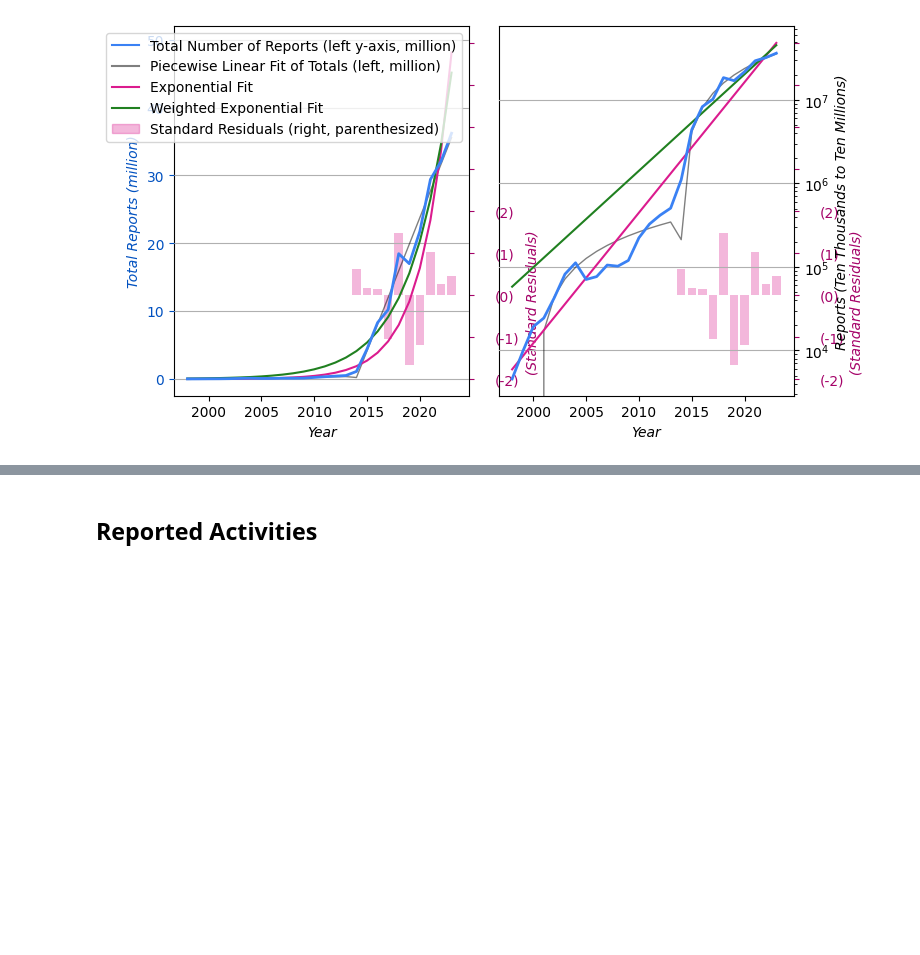
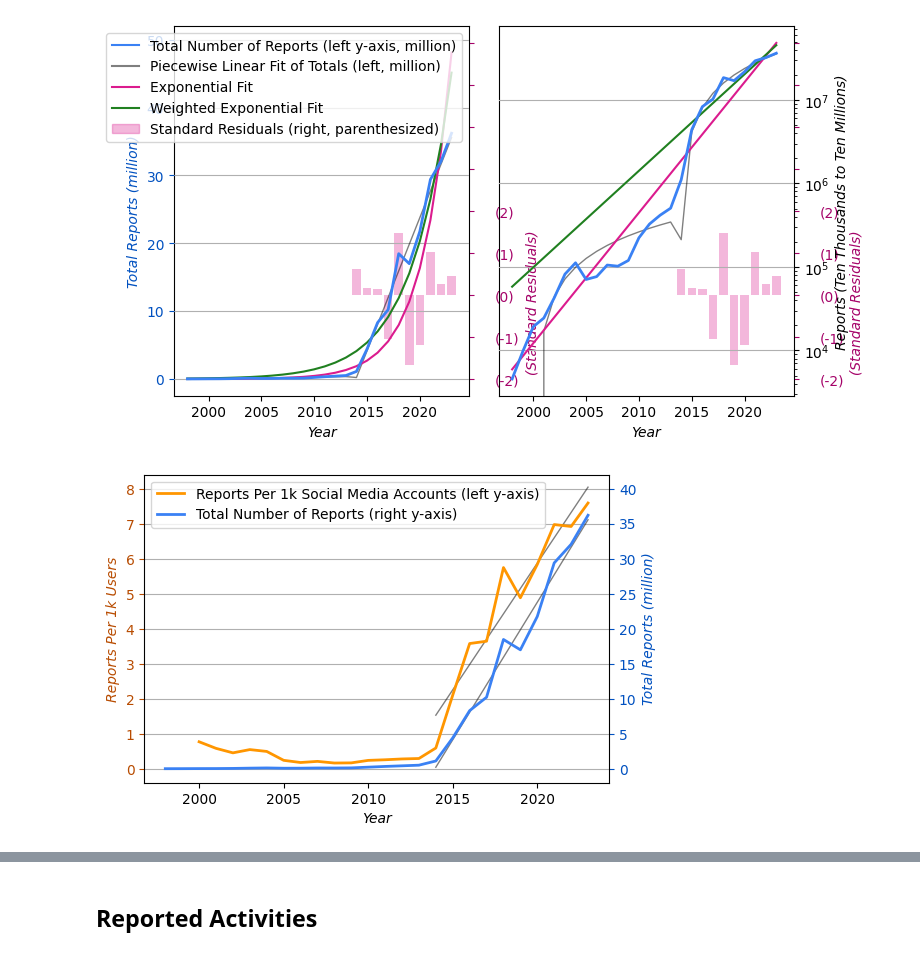
Before and after one commit to apparebit/diaphanous, a Jupyter notebook: analysis/reports.ipynb, the cells around one changed output, grey strips where cells are left out. Cells and saved outputs as stored; diff of their text form; code cells hidden in the pictures; blank space fills up the shorter version.

Commit message:
add new dataset with social accounts per capita per country per year and update the analysis to make use of this data also uplift the linear regression analysis for report counts starting with 2014

```diff
--- a/analysis/reports.ipynb
+++ b/analysis/reports.ipynb
@@ -195,7 +200,7 @@ show("<h2>Reports Per 1,000 Social Media User Identities</h2>")
 
 # Normalize reports by social media user identities
 users = (
-    pd.read_csv("../data/social-media-users.csv")
+    pd.read_csv("../data/social-accounts.csv")
     .assign(users=lambda df: df["million_users"] * 1_000_000)
     .drop(columns="million_users")
     .astype({"users": int})
@@ -484,3 +490,73 @@ ax2.yaxis.tick_right()
 ax2.get_legend().remove()
 # %% [output]
 [figure]
+# %%
+def plot_best_version(fig, ax, reports):
+    reports = reports.reset_index()
+
+    ax.plot('year', 'Reports Per 1k Users', color=NORMALIZED, data=reports)
+    ax.plot('year', 'normalized_lin_fit', color=FIT_COLOR, data=reports)
+
+    ax.yaxis.label.set_color(DARK_NORM)
+    ax.set_ylabel('Reports Per 1k Users', fontstyle="italic")
+    ax.set_ylim(-0.4, 8.4)
+    ax.tick_params(axis='y', colors=DARK_NORM)
+    ax.set_yticks(ax.get_yticks())
+    ax.set_yticklabels([
+        '',
+        '0',
+        '1',
+        '2',
+        '3',
+        '4',
+        '5',
+        '6',
+        '7',
+        '8',
+        '',
+    ])
+    ax.set_ylim(-0.4, 8.4)
+
+    ax2 = ax.twinx()
+    ax2.plot('year', 'Reports per Year', color=BASELINE, data=reports)
+    ax2.plot('year', 'Piecewise Linear Fit', color=FIT_COLOR, data=reports)
+
+    ax.set_xlabel('Year', fontstyle='italic')
+    ax2.set_ylabel('Total Reports (million)', fontstyle='italic')
+    ax2.get_yaxis().set_major_formatter(
+        matplotlib.ticker.FuncFormatter(lambda x, p: format(int(x/1_000_000), ',')))
+    ax2.tick_params(axis='y', colors=DARK_BASELINE)
+    ax2.yaxis.label.set_color(DARK_BASELINE)
+
+    ax.grid(axis="y")
+    ax2.set_ylim(-2_000_000, 42_000_000)
+
+    line = ax.get_lines()[0]
+    line.set_linewidth(2)
+    line.set_zorder(3)
+    line = ax.get_lines()[1]
+    line.set_linewidth(1)
+    line = ax2.get_lines()[0]
+    line.set_linewidth(2)
+    line.set_zorder(3)
+    line = ax2.get_lines()[1]
+    line.set_linewidth(1)
+
+    ax2.set_zorder(ax.get_zorder() + 1)
+    ax.set_frame_on(False)
+
+    handles = [
+        ax.get_legend_handles_labels()[0][0],
+        ax2.get_legend_handles_labels()[0][0],
+    ]
+    labels = [
+        'Reports Per 1k Social Media Accounts (left y-axis)',
+        'Total Number of Reports (right y-axis)',
+    ]
+    ax.legend(handles, labels)
+
+fig, ax = plt.subplots(figsize=(6, 4))
+plot_best_version(fig, ax, tmp)
+fig.savefig('../figure/reports-best.svg', format='svg', bbox_inches='tight')
+# %% [output]
+[figure, added]
```
Also changed, not shown: parts of 3 cells of this notebook, 18 other files.
